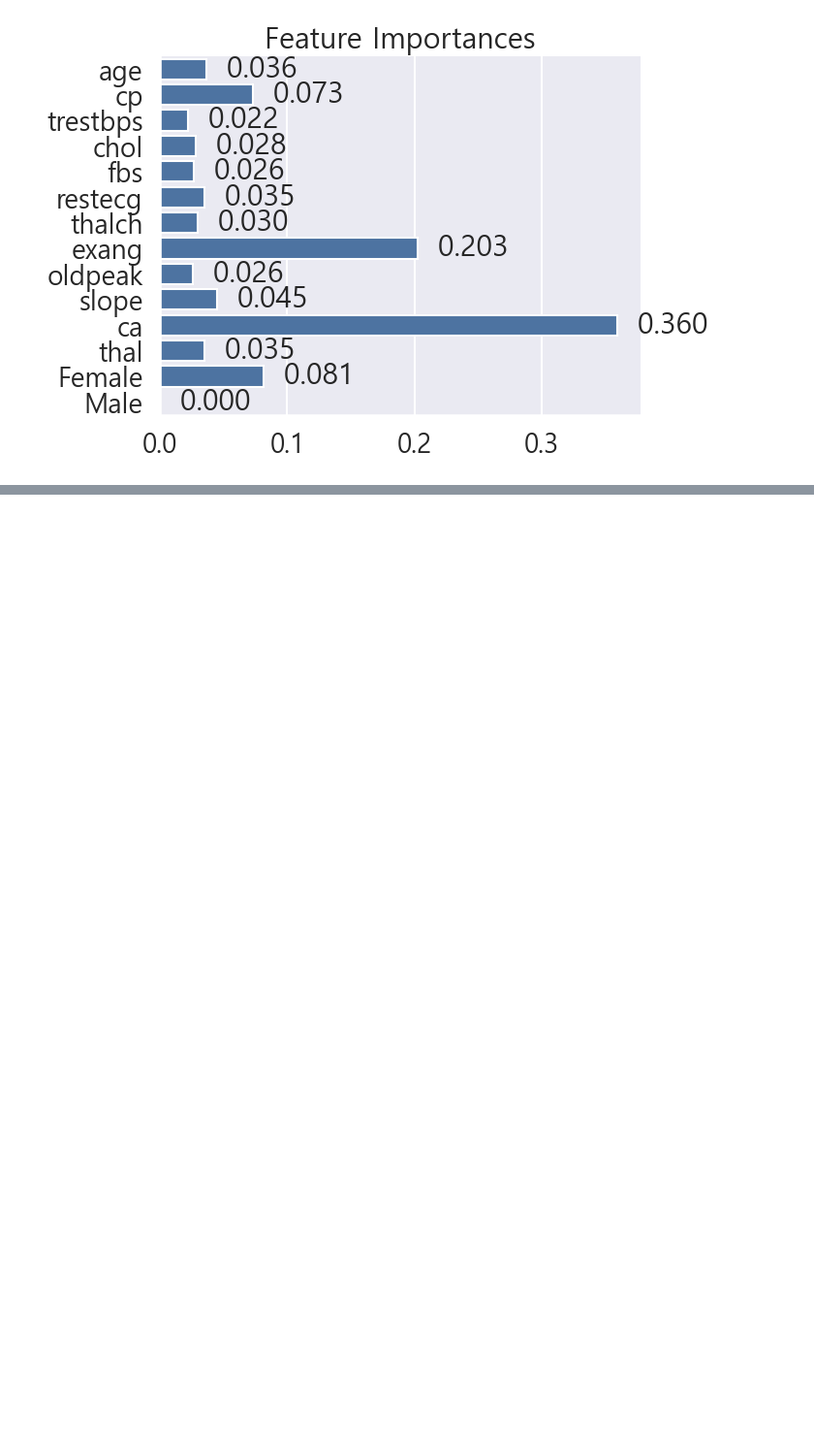
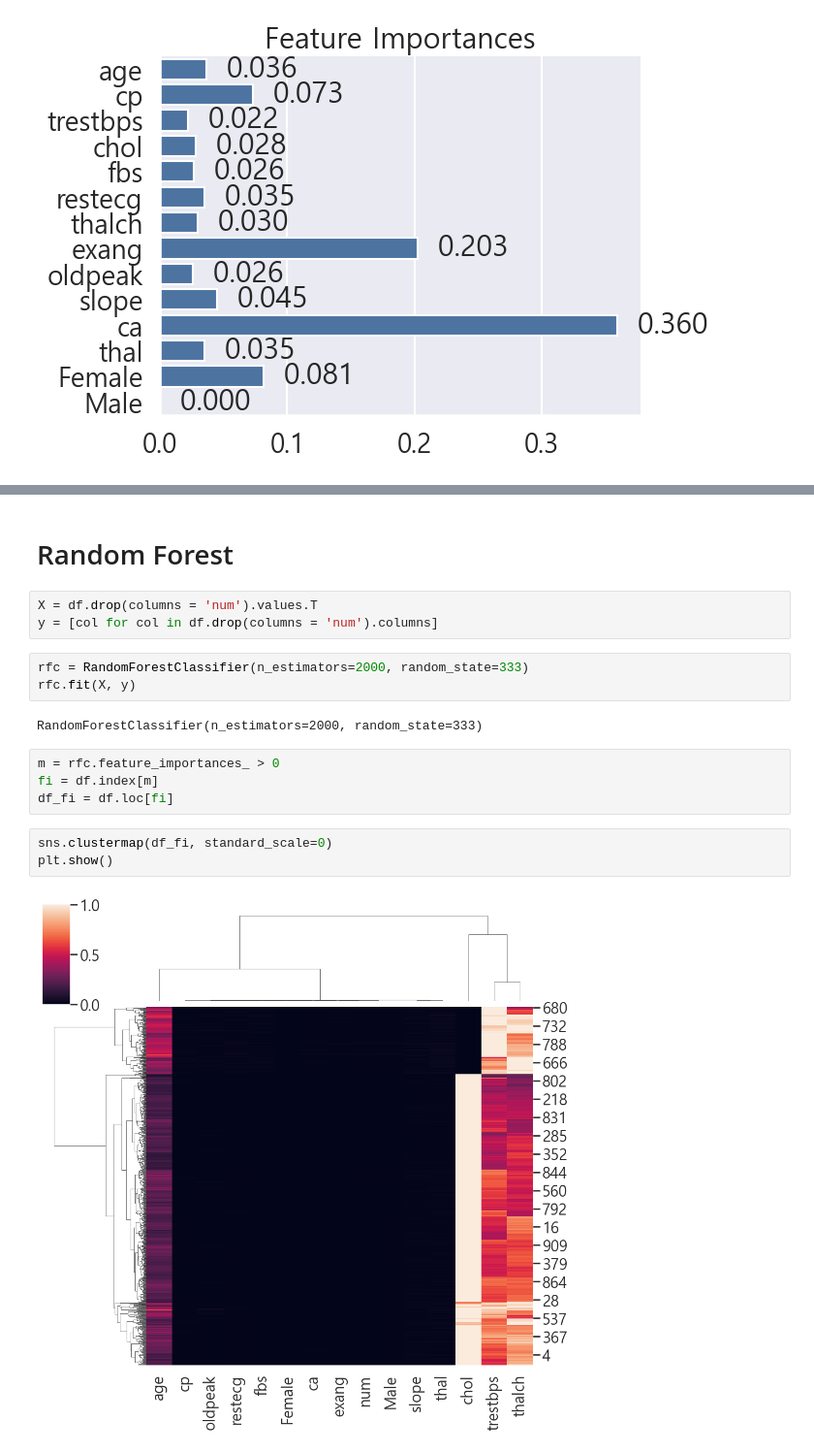
Before and after one commit to Pepi10/ML, a Jupyter notebook: 1Heart_Disease.ipynb, the cells around one changed output, grey strips where cells are left out. Shown at 97% size. Cells and saved outputs as stored; diff of their text form; blank space fills up the shorter version.

```diff
--- a/1Heart_Disease.ipynb
+++ b/1Heart_Disease.ipynb
@@ -1521,0 +1563,19 @@ Female: 0.000
+# %% [markdown]
+# Random Forest
+# %%
+X = df.drop(columns = 'num').values.T
+y = [col for col in df.drop(columns = 'num').columns]
+# %%
+rfc = RandomForestClassifier(n_estimators=2000, random_state=333)
+rfc.fit(X, y)
+# %% [output]
+RandomForestClassifier(n_estimators=2000, random_state=333)
+# %%
+m = rfc.feature_importances_ > 0
+fi = df.index[m]
+df_fi = df.loc[fi]
+# %%
+sns.clustermap(df_fi, standard_scale=0)
+plt.show()
+# %% [output]
+[figure, added]
```
Also changed, not shown: parts of 8 cells of this notebook, 3 other files.
